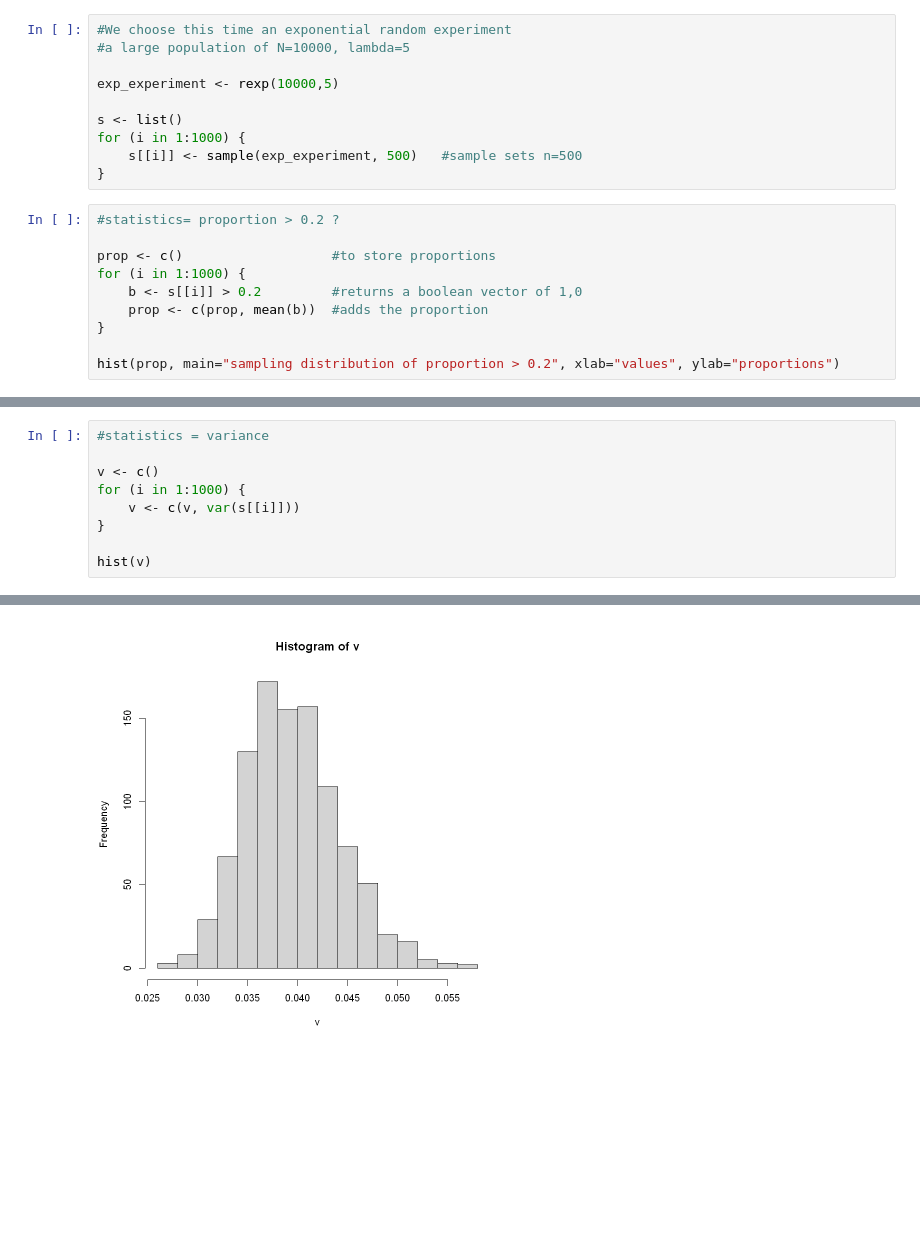
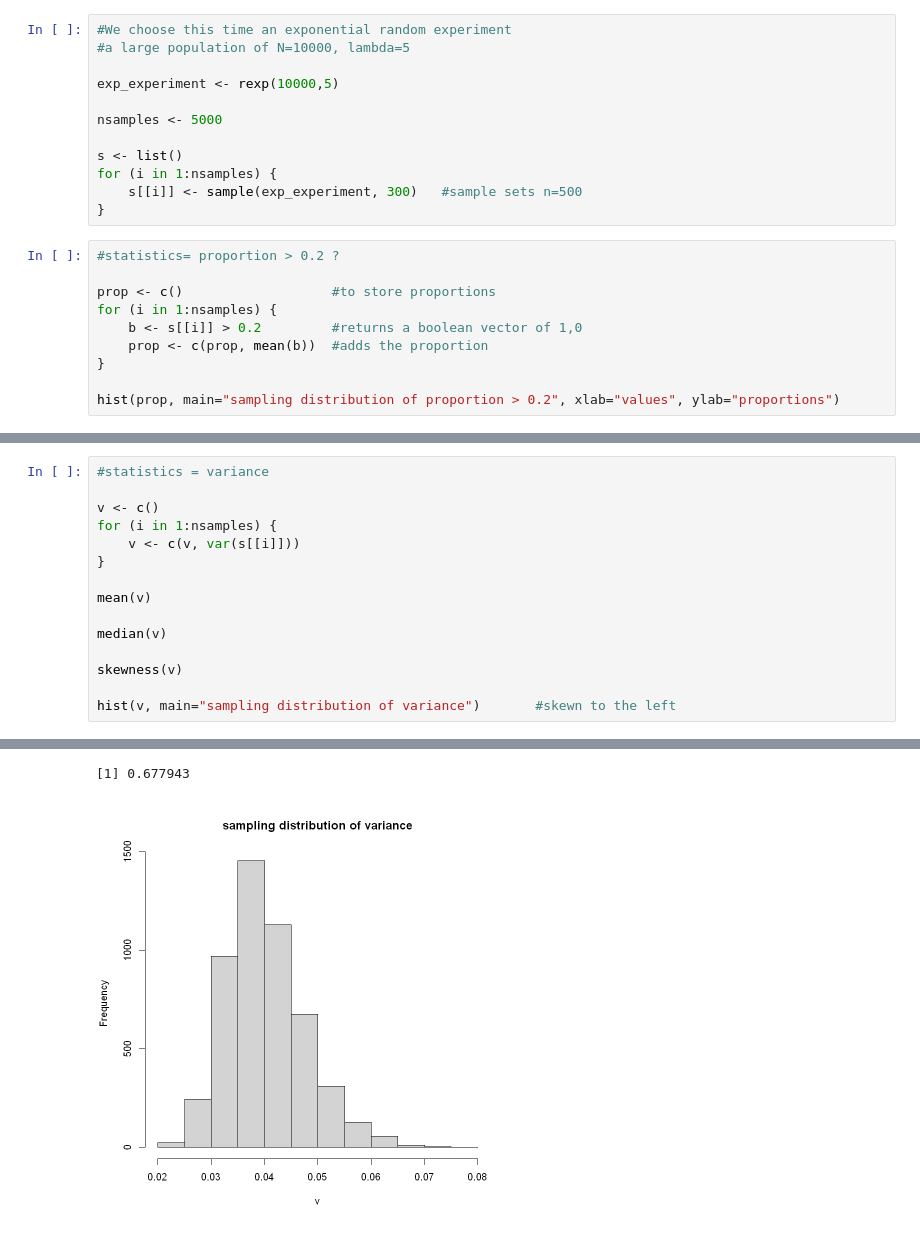
Before and after one commit to valentinagrea2001-sketch/Learning_statistical_programming_in_R, a Jupyter notebook: Ex 3.2.ipynb, the cells around one changed output, grey strips where cells are left out. Drawn from its saved outputs; the diff is of its cells as text; blank space fills up the shorter version.

```diff
--- a/Ex 3.2.ipynb
+++ b/Ex 3.2.ipynb
@@ -17,15 +26,17 @@
 
 exp_experiment <- rexp(10000,5)
 
+nsamples <- 5000
+
 s <- list()
-for (i in 1:1000) {
-    s[[i]] <- sample(exp_experiment, 500)   #sample sets n=500
+for (i in 1:nsamples) {
+    s[[i]] <- sample(exp_experiment, 300)   #sample sets n=500
 }
 # %%
 #statistics= proportion > 0.2 ?
 
 prop <- c()                   #to store proportions
-for (i in 1:1000) {
+for (i in 1:nsamples) {
     b <- s[[i]] > 0.2         #returns a boolean vector of 1,0
     prop <- c(prop, mean(b))  #adds the proportion
 }
@@ -37,9 +48,15 @@ hist(prop, main="sampling distribution of proportion > 0.2", xlab="values", ylab
 #statistics = variance
 
 v <- c()
-for (i in 1:1000) {
+for (i in 1:nsamples) {
     v <- c(v, var(s[[i]]))
 }
 
-hist(v)
+mean(v)
+
+median(v)
+
+skewness(v)
+
+hist(v, main="sampling distribution of variance")       #skewn to the left
 # %% [output]
@@ -46,4 +65,5 @@ hist(v)
+[1] 0.677943
-[figure, old version]
+[figure, new version]
 # %%
 #statistics = standard deviation
 
```
Also changed, not shown: parts of 8 cells of this notebook.
